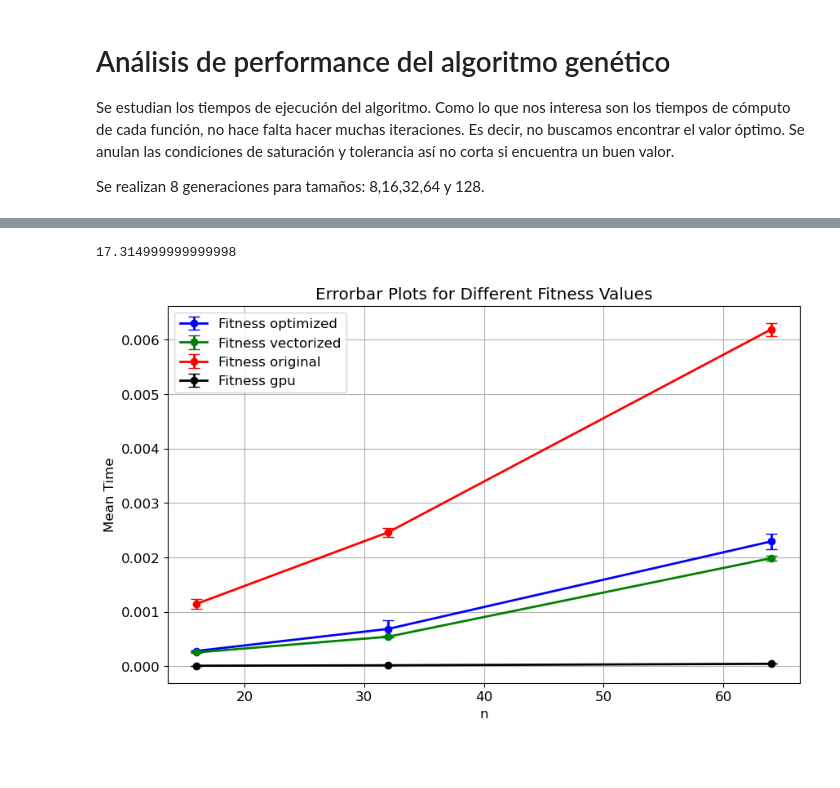
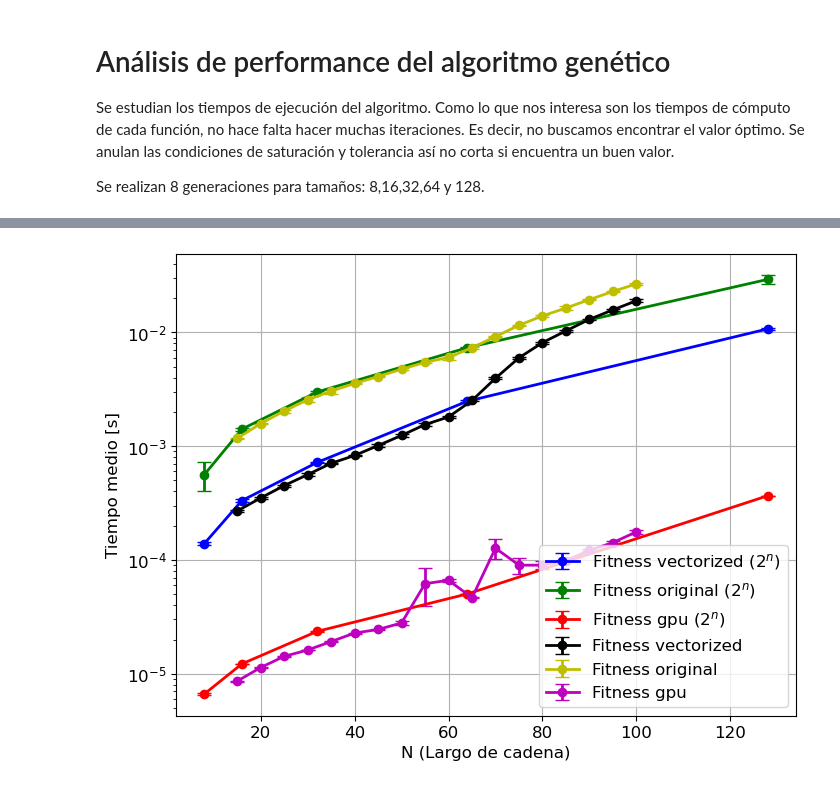
Before and after one commit to sofips/dynamic_ga, a Jupyter notebook: profile_plots.ipynb, the cells around one changed output, grey strips where cells are left out. Drawn from its saved outputs; the diff is of its cells as text; code cells hidden in the pictures; blank space fills up the shorter version.

Commit message:
prof plots

```diff
--- a/profile_plots.ipynb
+++ b/profile_plots.ipynb
@@ -145,32 +105,59 @@ print(n16_summary)
-# %%
-print(14.584+2.731)
-# %% [output]
-17.314999999999998
 # %%
 
 # Load the CSV file
-csv_file = "comparing_functions.csv"
+csv_file = "comparing_functions_for_n.csv"
 df = pd.read_csv(csv_file)
+df2 = pd.read_csv("comparing_functions_for_2n.csv")
+
+#df = pd.concat([df, df2], ignore_index=True)
+df.sort_values(by=['chain_length'], inplace=True)
 
 # Assuming the CSV has columns: 'n', 'fitness', 'mean', 'std'
+# Assuming the CSV has columns: 'n', 'fitness', 'mean', 'std'
 fitness_values = df['fitness'].unique()
+fitness_values = fitness_values[fitness_values != 'optimized']
+#fitness_values = fitness_values[fitness_values != 'gpu']
 
-plt.figure(figsize=(10, 6))
+plt.figure(figsize=(8, 6))
+
+for fitness in fitness_values:
+    subset = df2[df2['fitness'] == fitness]
+    n = subset['chain_length']
+    mean = subset['mean_time']
+    std = subset['std']
+    plt.errorbar(n, mean, yerr=std, fmt='o-', label=f'Fitness {fitness} ($2^n$)', capsize=5)
 
 # Plot for each fitness value
 for fitness in fitness_values:
     subset = df[df['fitness'] == fitness]
     n = subset['chain_length']
     mean = subset['mean_time']
     std = subset['std']
     plt.errorbar(n, mean, yerr=std, fmt='o-', label=f'Fitness {fitness}', capsize=5)
 
-plt.xlabel('n')
-plt.ylabel('Mean Time')
-plt.title('Errorbar Plots for Different Fitness Values')
+
+
+# # Load the CSV file
+# csv_file = "comparing_functions_for_n_atom.csv"
+# df = pd.read_csv(csv_file)
+
+
+# # Plot for each fitness value
+# for fitness in fitness_values:
+#     subset = df[df['fitness'] == fitness]
+#     n = subset['chain_length']
+#     mean = subset['mean_time']
+#     std = subset['std']
+#     plt.errorbar(n, mean, yerr=std, fmt='o-', label=f'Fitness atom {fitness}', capsize=5)
+
+plt.xlabel('N (Largo de cadena)')
+plt.ylabel('Tiempo medio [s]')
+plt.yscale('log', base=10)
+#plt.xscale('log', base=2)
+#plt.title('Errorbar Plots for Different Fitness Values')
 plt.legend()
 plt.grid(True)
 plt.show()
 # %% [output]
-[figure, old version]
+[figure, new version]
 # %%
```
Also changed, not shown: parts of 12 cells of this notebook.
